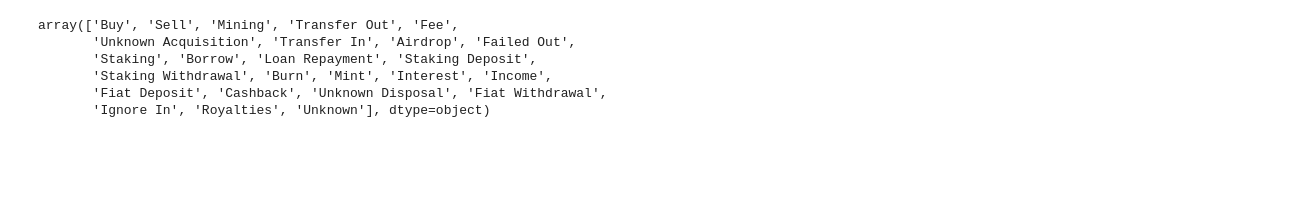
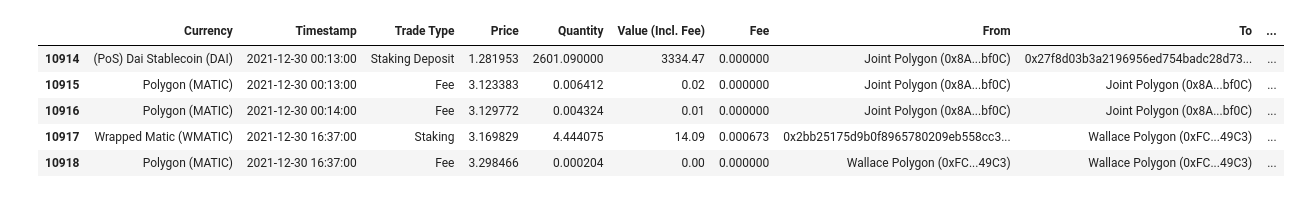
Before and after one commit to WallyDoodlez/cryptotax, a Jupyter notebook: notebook.ipynb, the cells around one changed output. Saved outputs shown, nothing was run; the diff lists cells and outputs as text; code cells hidden in the pictures; blank space fills up the shorter version.

```diff
--- a/notebook.ipynb
+++ b/notebook.ipynb
@@ -1,24 +1,33 @@
 # %%
 import pandas as pd
 df_2021 = pd.read_csv("2021.csv");
 df_2020 = pd.read_csv("2020.csv");
 df_2019 = pd.read_csv("2019.csv");
 df_2018 = pd.read_csv("2018.csv");
 
 df = pd.concat([df_2018, df_2019, df_2020, df_2021], ignore_index=True);
+ignore_tx_types = ["Fiat Deposit", "Fiat Withdrawal"]
+df = df[(~df["Trade Type"].isin(ignore_tx_types))]
+ignore_currencies = ["Canadian Dollar (CAD)", "YTUSD", "Balancer Pool Token (BPT)"]
+df = df[(~df.Currency.isin(ignore_currencies))]
+df = df[(df.From != "Binance")]
+#ignore all binance transactions
+
 
 
 df.Timestamp = pd.to_datetime(df.Timestamp)
 df.Quantity = df.Quantity.str.replace(",", "")
 df.Quantity = pd.to_numeric(df.Quantity)
 df["Trade Type"].unique()
+#df = df[df.Currency == "Cardano (ADA)"]
+df.tail()
 # %% [output]
-array(['Buy', 'Sell', 'Mining', 'Transfer Out', 'Fee',
-       'Unknown Acquisition', 'Transfer In', 'Airdrop', 'Failed Out',
-       'Staking', 'Borrow', 'Loan Repayment', 'Staking Deposit',
-       'Staking Withdrawal', 'Burn', 'Mint', 'Interest', 'Income',
-       'Fiat Deposit', 'Cashback', 'Unknown Disposal', 'Fiat Withdrawal',
-       'Ignore In', 'Royalties', 'Unknown'], dtype=object)
+|  | Currency | Timestamp | Trade Type | Price | Quantity | Value (Incl. Fee) | Fee | From | To | ... |
+| 10914 | (PoS) Dai Stablecoin (DAI) | 2021-12-30 00:13:00 | Staking Deposit | 1.281953 | 2601.090000 | 3334.47 | 0.000000 | Joint Polygon (0x8A...bf0C) | 0x27f8d03b3a2196956ed754badc28d73... | ... |
+| 10915 | Polygon (MATIC) | 2021-12-30 00:13:00 | Fee | 3.123383 | 0.006412 | 0.02 | 0.000000 | Joint Polygon (0x8A...bf0C) | Joint Polygon (0x8A...bf0C) | ... |
+| 10916 | Polygon (MATIC) | 2021-12-30 00:14:00 | Fee | 3.129772 | 0.004324 | 0.01 | 0.000000 | Joint Polygon (0x8A...bf0C) | Joint Polygon (0x8A...bf0C) | ... |
+| 10917 | Wrapped Matic (WMATIC) | 2021-12-30 16:37:00 | Staking | 3.169829 | 4.444075 | 14.09 | 0.000673 | 0x2bb25175d9b0f8965780209eb558cc3... | Wallace Polygon (0xFC...49C3) | ... |
+| 10918 | Polygon (MATIC) | 2021-12-30 16:37:00 | Fee | 3.298466 | 0.000204 | 0.00 | 0.000000 | Wallace Polygon (0xFC...49C3) | Wallace Polygon (0xFC...49C3) | ... |
 # %%
 # numeric_columns = ["Quantity", "Opening Cost", "Opening Value", "Ending Cost", "Closing Value", "Opening Balance", "Closing Balance"]
 
```
Also changed, not shown: parts of 6 cells of this notebook, 3 other files.
